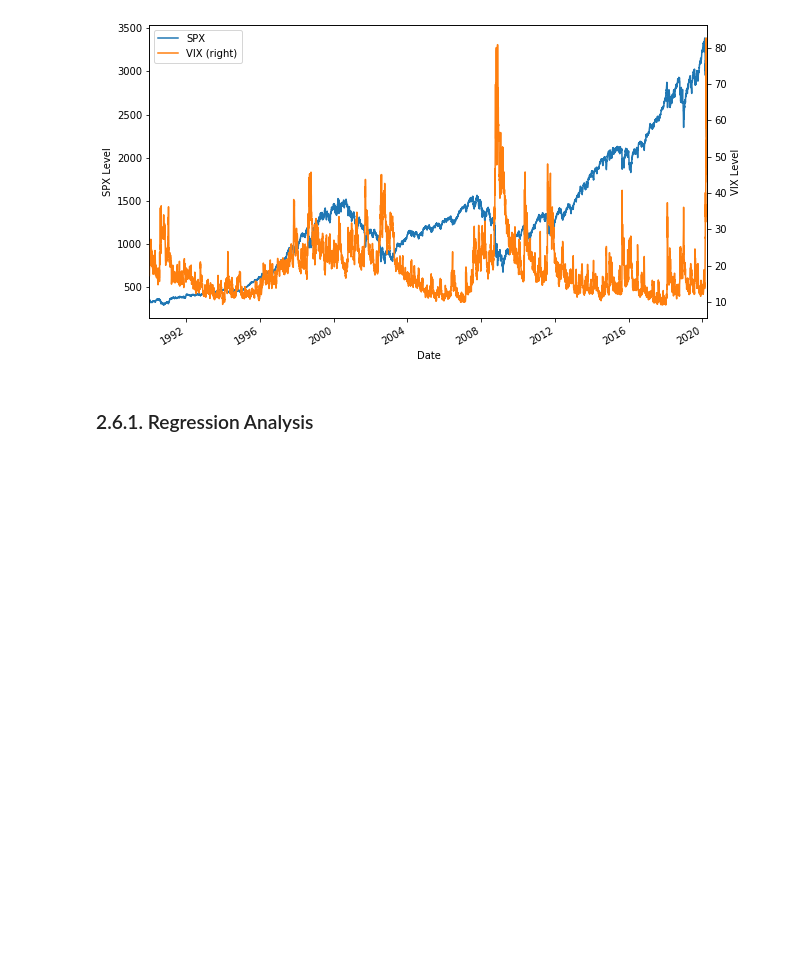
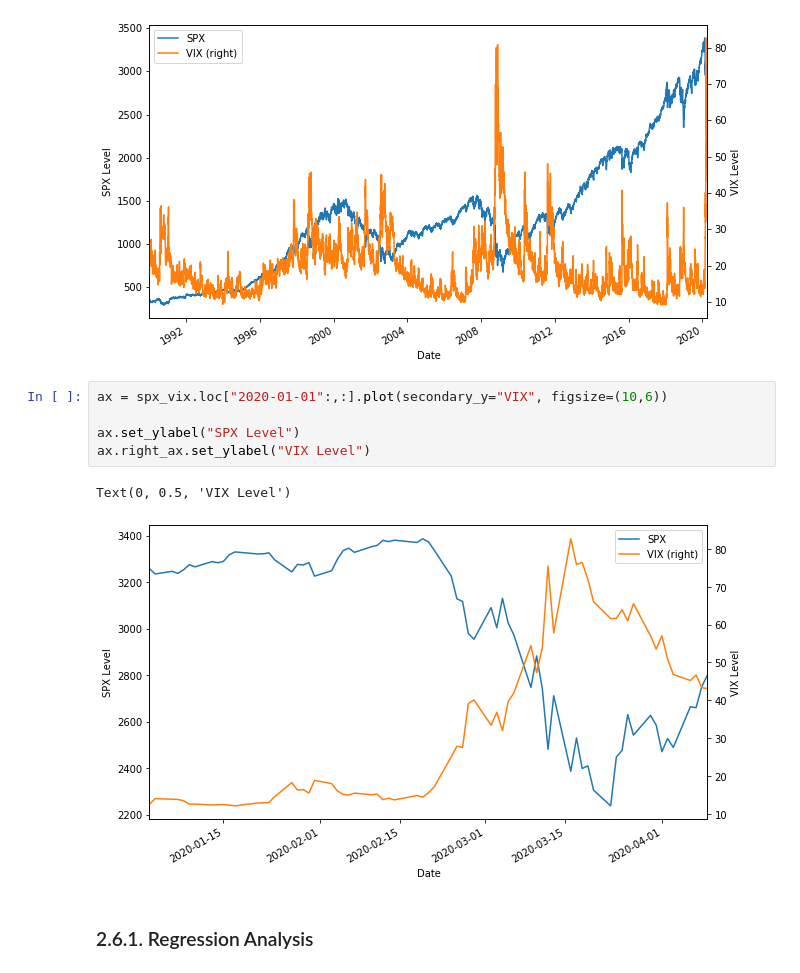
Before and after one commit to gabrielepompa88/IT-For-Business-And-Finance-2019-20, a Jupyter notebook: Notebooks/Data_Analysis___Financial_Time_Series.ipynb, the cells around one changed output. Saved outputs shown, nothing was run; the diff lists cells and outputs as text; blank space fills up the shorter version.

```diff
--- a/Notebooks/Data_Analysis___Financial_Time_Series.ipynb
+++ b/Notebooks/Data_Analysis___Financial_Time_Series.ipynb
@@ -1733,6 +1769,14 @@ ax.right_ax.set_ylabel("VIX Level")
 # %% [output]
 Text(0, 0.5, 'VIX Level')
 [figure]
+# %%
+ax = spx_vix.loc["2020-01-01":,:].plot(secondary_y="VIX", figsize=(10,6))
+
+ax.set_ylabel("SPX Level")
+ax.right_ax.set_ylabel("VIX Level")
+# %% [output]
+Text(0, 0.5, 'VIX Level')
+[figure, added]
 # %% [markdown]
 ### 2.6.1. Regression Analysis <a name="regression-analysis"></a>
 # %% [markdown]
```
Also changed, not shown: parts of 14 cells of this notebook.
